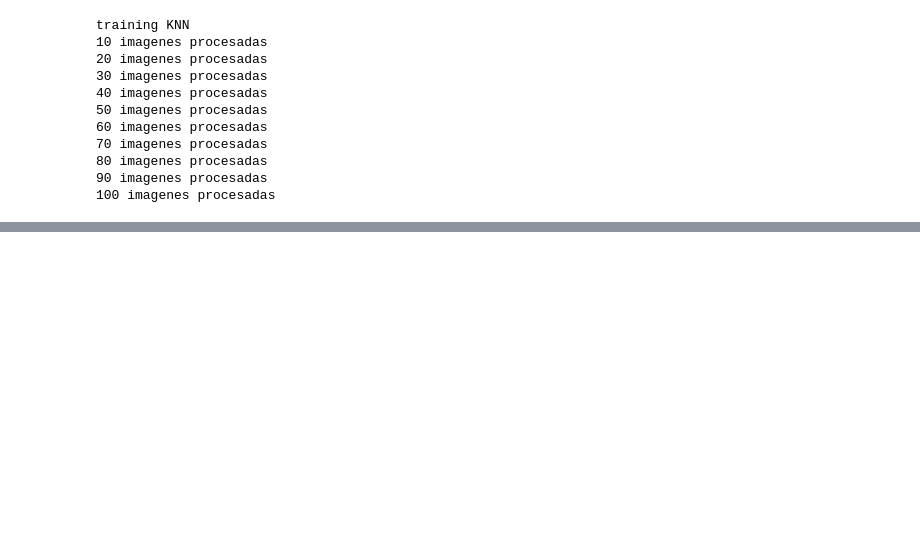
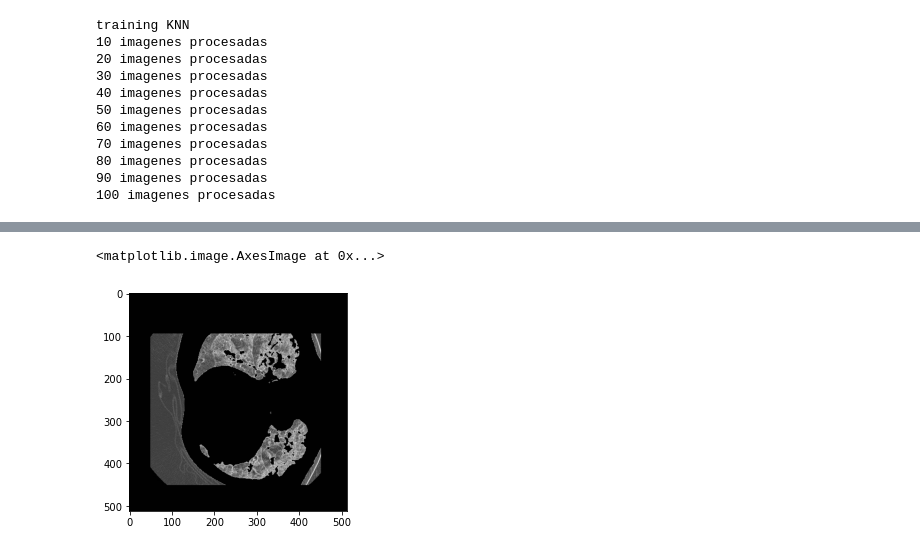
Before and after one commit to OscarEsC/covid19_symptoms_detector, a Jupyter notebook: covid19_symptoms_detector.py.ipynb, the cells around one changed output, grey strips where cells are left out. Cells and saved outputs as stored; diff of their text form; code cells hidden in the pictures; blank space fills up the shorter version.

```diff
--- a/covid19_symptoms_detector.py.ipynb
+++ b/covid19_symptoms_detector.py.ipynb
@@ -322,0 +436,17 @@ Working with superpixel  389
+# %%
+heigh, width = pic.shape
+tmp = deepcopy(pic)
+mask_pulmon=np.zeros(size)
+lineal_array = np.array(0)
+for x in range(heigh):
+    for y in range(width):
+        # Set pixel as black color if is not inside this mask
+        if new_img[x,y] == 255:
+            mask_pulmon[x,y] = tmp[x,y]
+        else:
+            mask_pulmon[x,y] = black_value
+
+plt.imshow(mask_pulmon,cmap="gray")
+# %% [output]
+<matplotlib.image.AxesImage at 0x...>
+[figure, added]
```
Also changed, not shown: parts of 10 cells of this notebook, 1 other file.
